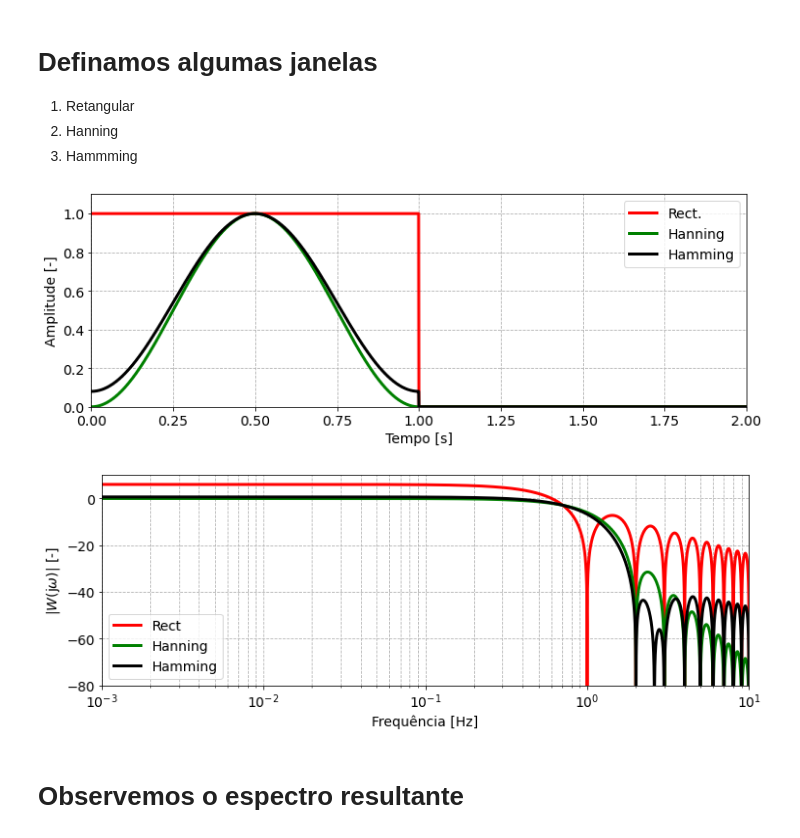
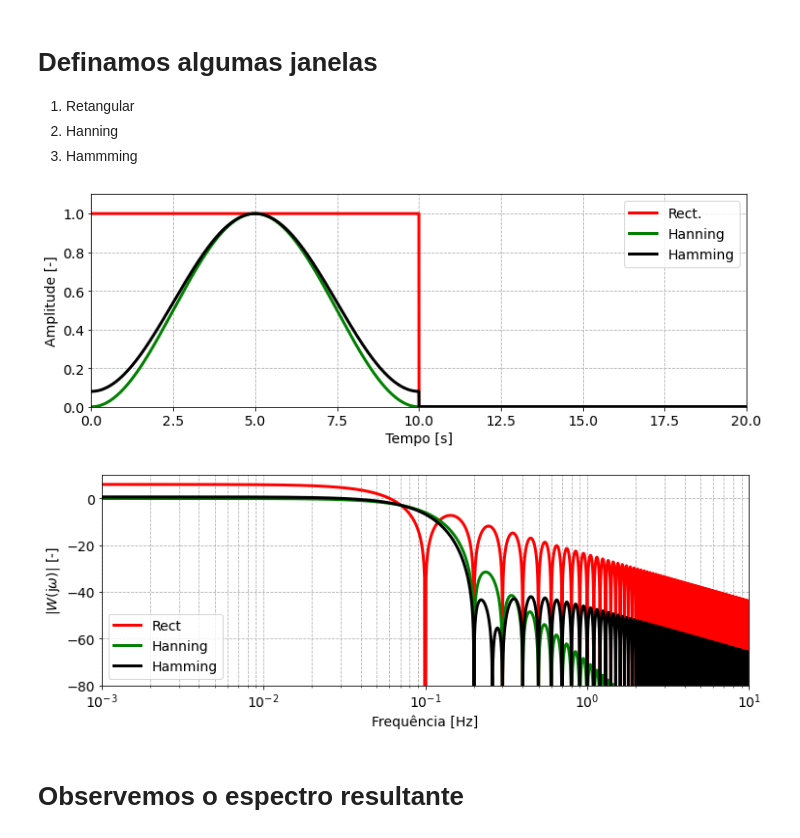
Before and after one commit to eric-brandao/codes_proc_de_sinais, a Jupyter notebook: Aula 27 - propriedade da multiplicacao e janelas/Jamelas.ipynb, the cells around one changed output. Saved outputs shown, nothing was run; the diff lists cells and outputs as text; code cells hidden in the pictures.

```diff
--- a/Aula 27 - propriedade da multiplicacao e janelas/Jamelas.ipynb
+++ b/Aula 27 - propriedade da multiplicacao e janelas/Jamelas.ipynb
@@ -61,7 +61,7 @@ plt.ylim((-80, 10));
 3. Hammming
 # %%
 # Tempo de observação
-Tp = 1
+Tp = 10
 Np = len(time[time<Tp]) # numero de amostras contidas na janela de observação (início do sinal)
 tw = np.linspace(0, Tp, Np) # vetor temporal de observação
 
@@ -74,35 +74,35 @@ w_hann = np.concatenate((signal.hann(Np), np.zeros(len(xt)-Np)))
 W_hann = np.fft.fft(w_hann)
 
 # Janela Hamming
 w_hamm = np.concatenate((signal.hamming(Np), np.zeros(len(xt)-Np)))
 W_hamm = np.fft.fft(w_hamm)
 
 # tempo
 plt.figure(figsize=(12,4))
 plt.plot(time, w_ret, '-r', linewidth = 3, label = 'Rect.')
 plt.plot(time, w_hann, '-g', linewidth = 3, label = 'Hanning')
 plt.plot(time, w_hamm, '-k', linewidth = 3, label = 'Hamming')
 plt.legend(loc = 'upper right')
 plt.grid(linestyle = '--', which='both')
 plt.xlabel('Tempo [s]')
 plt.ylabel('Amplitude [-]')
 plt.xlim((0, 2*Tp))
 plt.ylim((0, 1.1))
 
 # frequencia
 plt.figure(figsize=(12,4))
 plt.semilogx(freq, 20*np.log10(2*np.abs(W_ret)/Np), '-r', linewidth = 3, label = 'Rect')
 plt.semilogx(freq, 20*np.log10(2*np.abs(W_hann)/Np), '-g', linewidth = 3, label = 'Hanning')
 plt.semilogx(freq, 20*np.log10(2*np.abs(W_hamm)/Np), '-k', linewidth = 3, label = 'Hamming')
 plt.legend(loc = 'lower left')
 plt.grid(linestyle = '--', which='both')
 plt.xlabel('Frequência [Hz]')
 plt.ylabel(r'$|W(\mathrm{j} \omega)|$ [-]')
 plt.xlim((0.001, 10))
 plt.ylim((-80, 10));
 # %% [output]
-[figure, old version]
+[figure, new version]
-[figure, old version]
+[figure, new version]
 # %% [markdown]
 # Observemos o espectro resultante
 # %%
```
Also changed, not shown: parts of 1 cell of this notebook, 2 other files.
